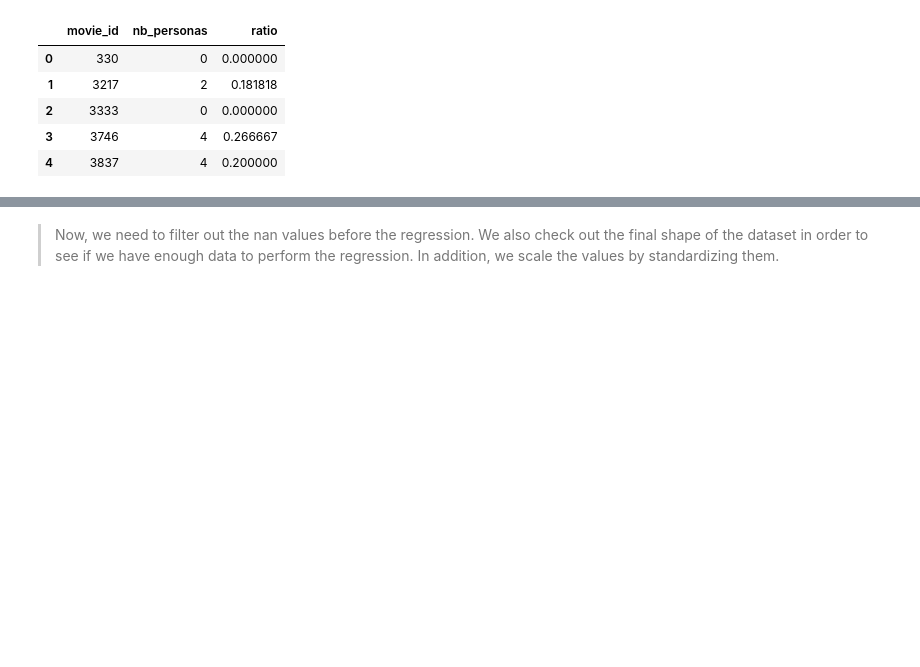
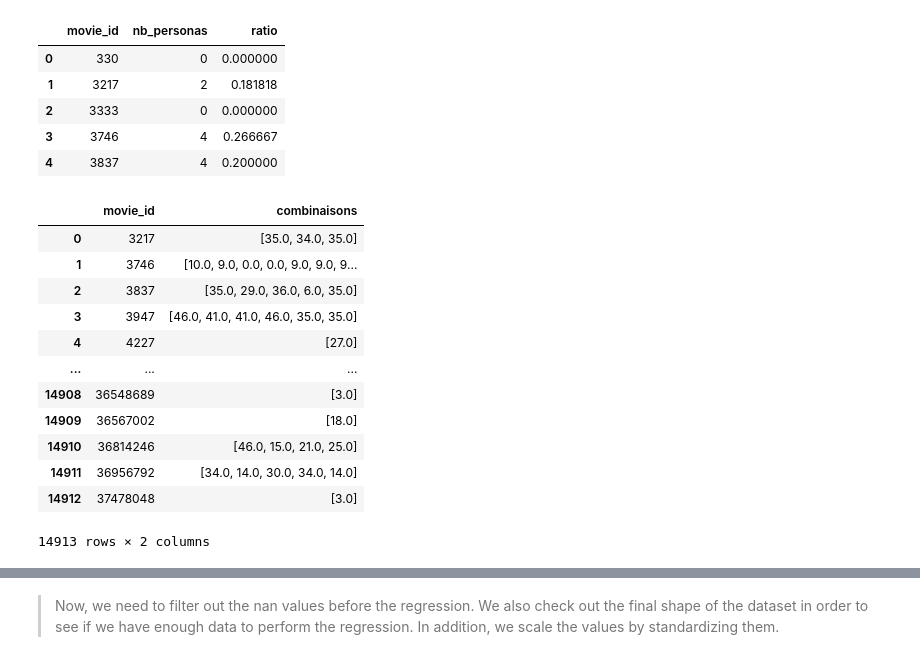
Before and after one commit to epfl-ada/ada-2023-project-theredpandada5, a Jupyter notebook: Statistics Pipeline.ipynb, the cells around one changed output, grey strips where cells are left out. Drawn from its saved outputs; the diff is of its cells as text; code cells hidden in the pictures; blank space fills up the shorter version.

```diff
--- a/Statistics Pipeline.ipynb
+++ b/Statistics Pipeline.ipynb
@@ -916,4 +918,22 @@ movies_persona.head()
 | 2 | 3333 | 0 | 0.000000 |
 | 3 | 3746 | 4 | 0.266667 |
 | 4 | 3837 | 4 | 0.200000 |
+# %%
+combo = characters[['persona', 'movie_id']].dropna(subset='persona').groupby('movie_id')['persona'].apply(list).reset_index()
+combo = combo.rename(columns={"persona": "combinaisons"})
+combo
+# %% [output]
+|  | movie_id | combinaisons |
+| 0 | 3217 | [35.0, 34.0, 35.0] |
+| 1 | 3746 | [10.0, 9.0, 0.0, 0.0, 9.0, 9.0, 9... |
+| 2 | 3837 | [35.0, 29.0, 36.0, 6.0, 35.0] |
+| 3 | 3947 | [46.0, 41.0, 41.0, 46.0, 35.0, 35.0] |
+| 4 | 4227 | [27.0] |
+| ... | ... | ... |
+| 14908 | 36548689 | [3.0] |
+| 14909 | 36567002 | [18.0] |
+| 14910 | 36814246 | [46.0, 15.0, 21.0, 25.0] |
+| 14911 | 36956792 | [34.0, 14.0, 30.0, 34.0, 14.0] |
+| 14912 | 37478048 | [3.0] |
+14913 rows × 2 columns
 # %%
```
Also changed, not shown: parts of 9 cells of this notebook, 1 other file.
